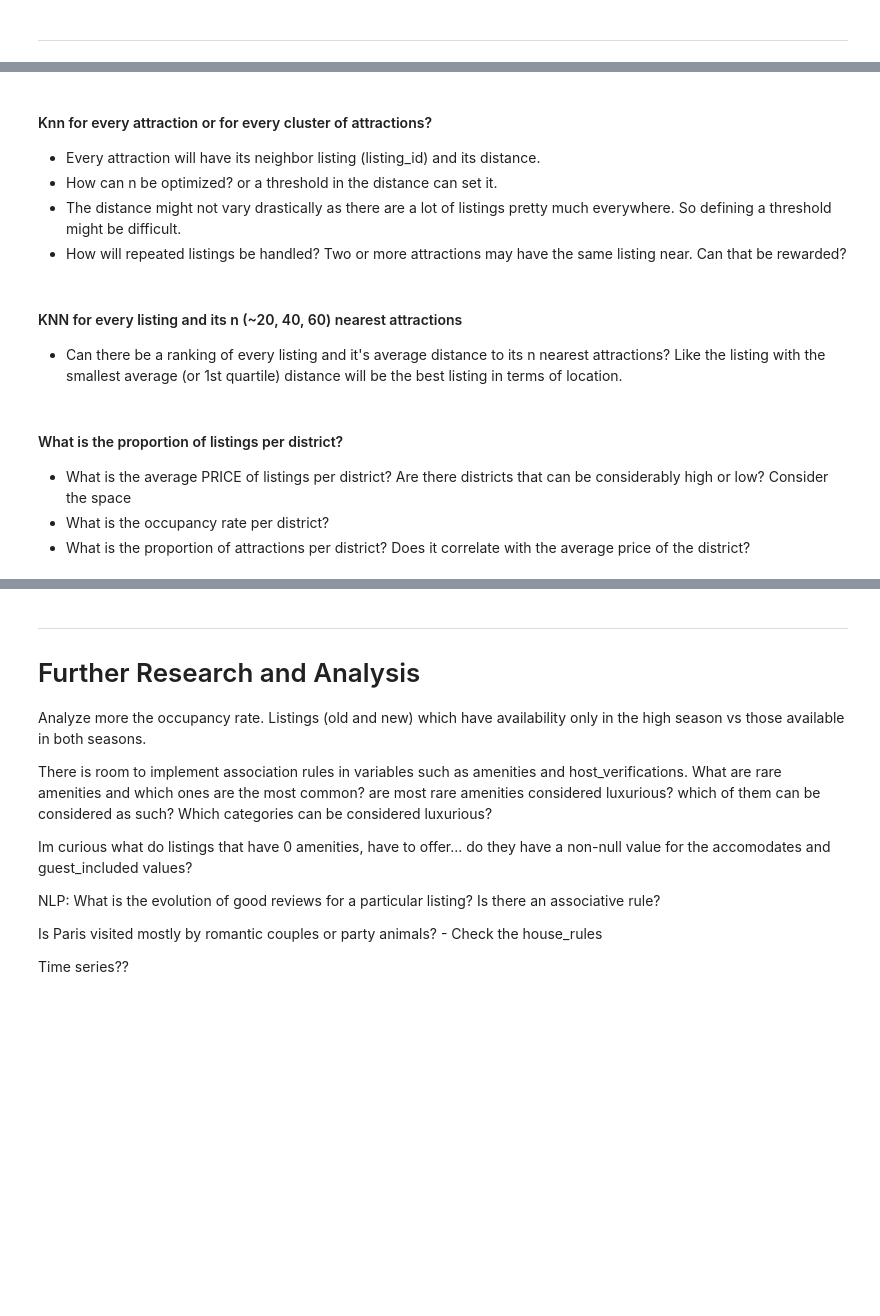
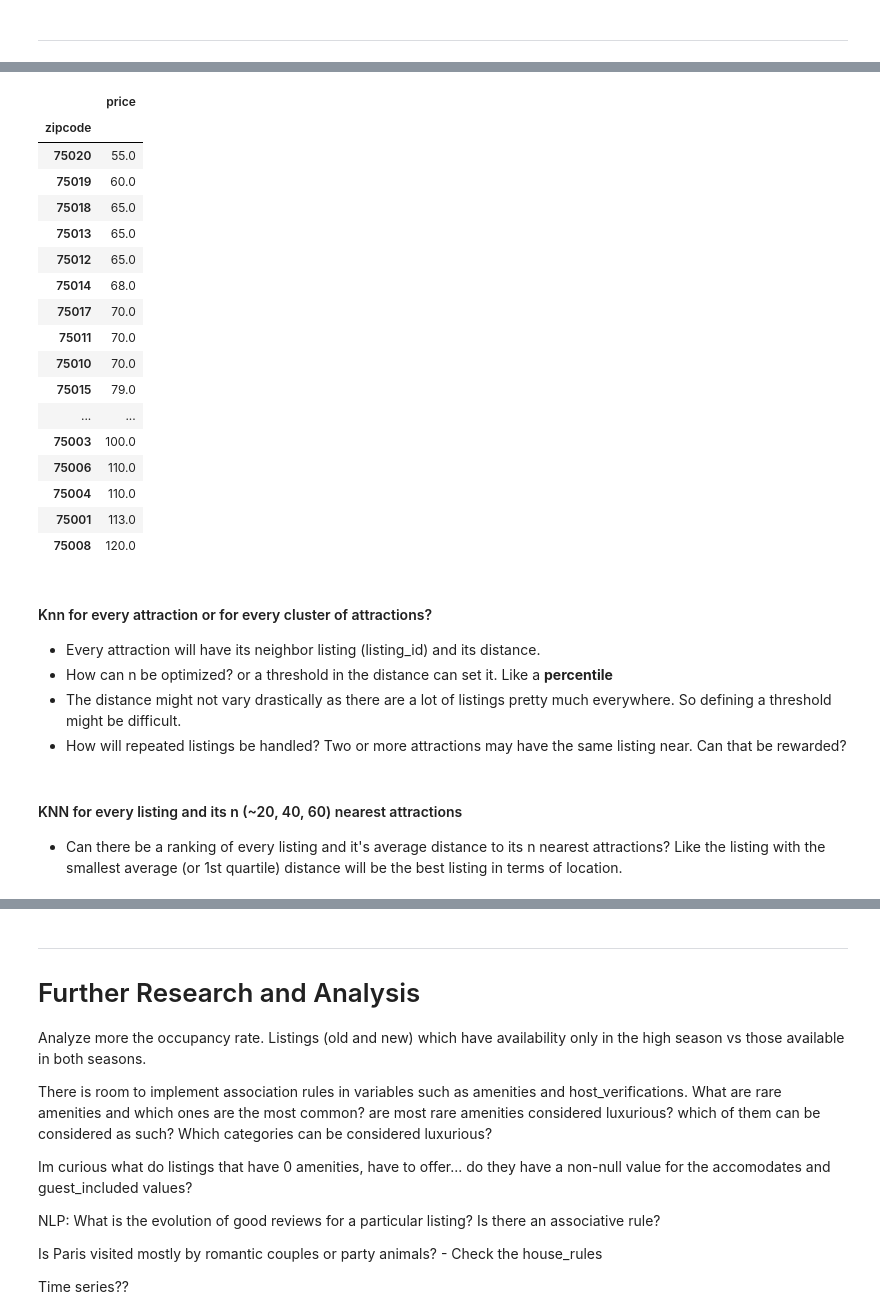
Before and after one commit to leegare/Airbnb-User-Preference-on-Listings, a Jupyter notebook: notebook/P4_Project.ipynb, the cells around one changed output, grey strips where cells are left out. Drawn from its saved outputs; the diff is of its cells as text; code cells hidden in the pictures; blank space fills up the shorter version.

```diff
--- a/notebook/P4_Project.ipynb
+++ b/notebook/P4_Project.ipynb
@@ -96,0 +163,22 @@ fig.savefig('../images/PROJ_Occupancy_rate_scenario_2.png', bbox_inches='tight')
+# %%
+listings_per_zipcode = data.reset_index().loc[:,['price','zipcode']].groupby('zipcode').median()
+listings_per_zipcode.sort_values('price')
+# %% [output]
+|  | price |
+| zipcode |  |
+| 75020 | 55.0 |
+| 75019 | 60.0 |
+| 75018 | 65.0 |
+| 75013 | 65.0 |
+| 75012 | 65.0 |
+| 75014 | 68.0 |
+| 75017 | 70.0 |
+| 75011 | 70.0 |
+| 75010 | 70.0 |
+| 75015 | 79.0 |
+| ... | ... |
+| 75003 | 100.0 |
+| 75006 | 110.0 |
+| 75004 | 110.0 |
+| 75001 | 113.0 |
+| 75008 | 120.0 |
@@ -97,6 +187,6 @@ fig.savefig('../images/PROJ_Occupancy_rate_scenario_2.png', bbox_inches='tight')
 # %% [markdown]
 #### Knn for every attraction or for every cluster of attractions?
 - Every attraction will have its neighbor listing (listing_id) and its distance.
-- How can n be optimized? or a threshold in the distance can set it.
+- How can n be optimized? or a threshold in the distance can set it. Like a **percentile**
 - The distance might not vary drastically as there are a lot of listings pretty much everywhere. So defining a threshold might be difficult.
 - How will repeated listings be handled? Two or more attractions may have the same listing near. Can that be rewarded?
@@ -103,8 +195,3 @@ fig.savefig('../images/PROJ_Occupancy_rate_scenario_2.png', bbox_inches='tight')
 # %% [markdown]
 #### KNN for every listing and its n (~20, 40, 60) nearest attractions
 - Can there be a ranking of every listing and it's average distance to its n nearest attractions? Like the listing with the smallest average (or 1st quartile) distance will be the best listing in terms of location.
-# %% [markdown]
-#### What is the proportion of listings per district?
-- What is the average PRICE of listings per district? Are there districts that can be considerably high or low? Consider the space
-- What is the occupancy rate per district?
-- What is the proportion of attractions per district? Does it correlate with the average price of the district?
```
Also changed, not shown: parts of 23 cells of this notebook, 16 other files.
